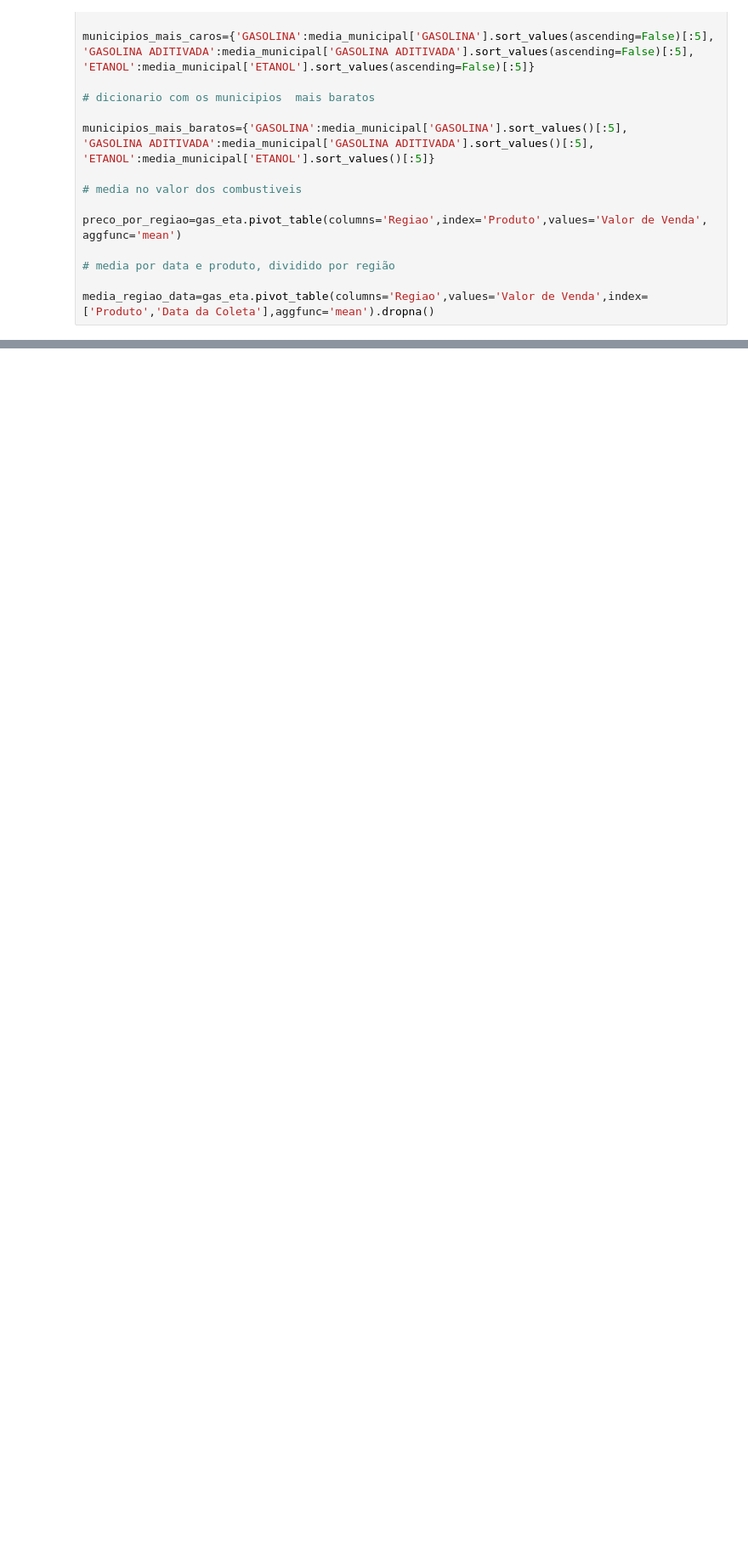
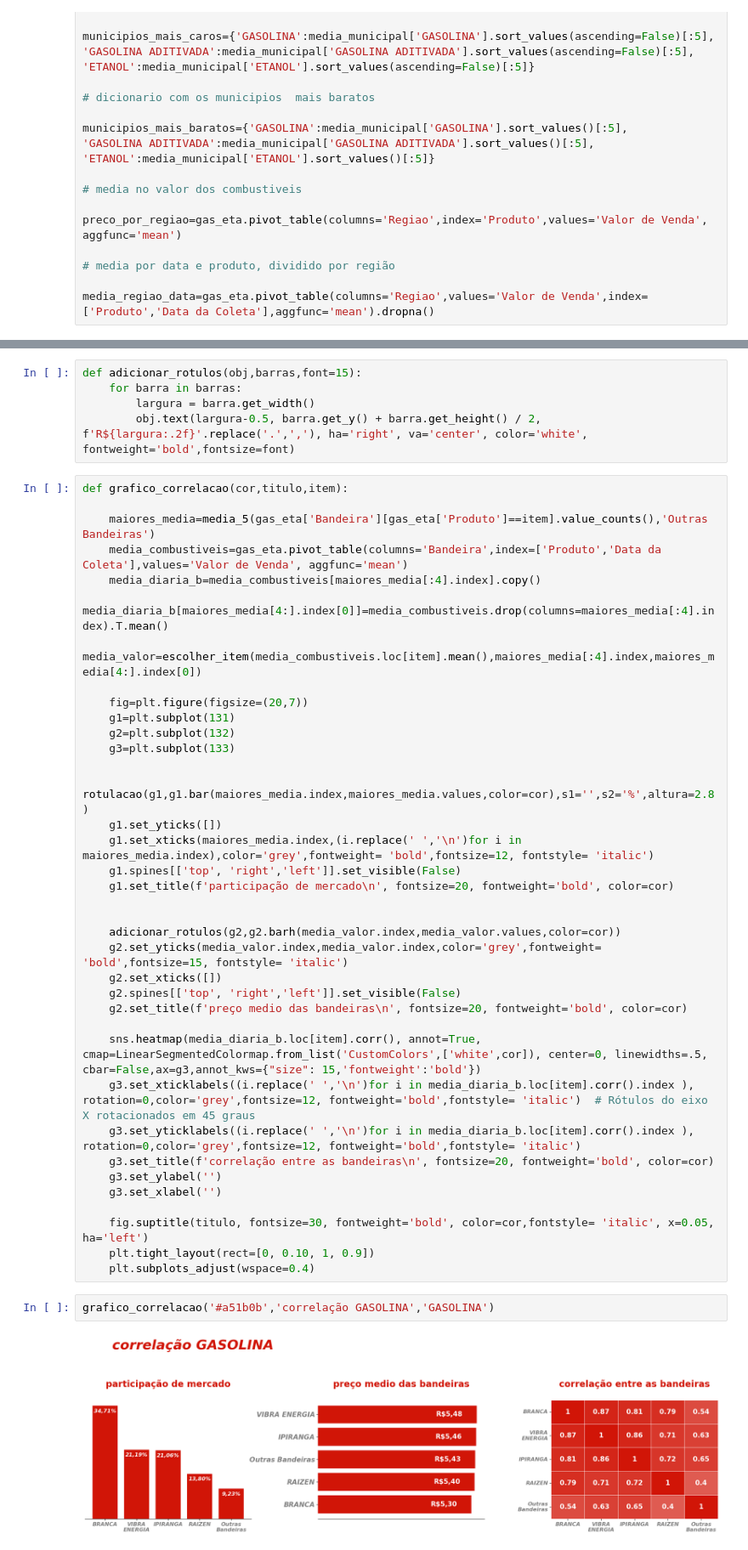
Before and after one commit to davidmidoria/analise_gasolina_etanol, a Jupyter notebook: analise.ipynb, the cells around one changed output, grey strips where cells are left out. Shown at 85% size. Cells and saved outputs as stored; diff of their text form; blank space fills up the shorter version.

Commit message:
dados com os gráficos da correlação
gráficos com os dados da correlação dos combustiveis

```diff
--- a/analise.ipynb
+++ b/analise.ipynb
@@ -197,0 +171,46 @@ plt.show()
+# %%
+def adicionar_rotulos(obj,barras,font=15):
+    for barra in barras:
+        largura = barra.get_width()
+        obj.text(largura-0.5, barra.get_y() + barra.get_height() / 2, f'R${largura:.2f}'.replace('.',','), ha='right', va='center', color='white', fontweight='bold',fontsize=font)
+# %%
+def grafico_correlacao(cor,titulo,item):
+
+    maiores_media=media_5(gas_eta['Bandeira'][gas_eta['Produto']==item].value_counts(),'Outras Bandeiras')
+    media_combustiveis=gas_eta.pivot_table(columns='Bandeira',index=['Produto','Data da Coleta'],values='Valor de Venda', aggfunc='mean')
+    media_diaria_b=media_combustiveis[maiores_media[:4].index].copy()
+    media_diaria_b[maiores_media[4:].index[0]]=media_combustiveis.drop(columns=maiores_media[:4].index).T.mean()
+    media_valor=escolher_item(media_combustiveis.loc[item].mean(),maiores_media[:4].index,maiores_media[4:].index[0])
+
+    fig=plt.figure(figsize=(20,7))
+    g1=plt.subplot(131)
+    g2=plt.subplot(132)
+    g3=plt.subplot(133)
+
+    rotulacao(g1,g1.bar(maiores_media.index,maiores_media.values,color=cor),s1='',s2='%',altura=2.8)
+    g1.set_yticks([])
+    g1.set_xticks(maiores_media.index,(i.replace(' ','\n')for i in maiores_media.index),color='grey',fontweight= 'bold',fontsize=12, fontstyle= 'italic')
+    g1.spines[['top', 'right','left']].set_visible(False)
+    g1.set_title(f'participação de mercado\n', fontsize=20, fontweight='bold', color=cor)
+
+
+    adicionar_rotulos(g2,g2.barh(media_valor.index,media_valor.values,color=cor))
+    g2.set_yticks(media_valor.index,media_valor.index,color='grey',fontweight= 'bold',fontsize=15, fontstyle= 'italic')
+    g2.set_xticks([])
+    g2.spines[['top', 'right','left']].set_visible(False)
+    g2.set_title(f'preço medio das bandeiras\n', fontsize=20, fontweight='bold', color=cor)
+
+    sns.heatmap(media_diaria_b.loc[item].corr(), annot=True, cmap=LinearSegmentedColormap.from_list('CustomColors',['white',cor]), center=0, linewidths=.5, cbar=False,ax=g3,annot_kws={"size": 15,'fontweight':'bold'})
+    g3.set_xticklabels((i.replace(' ','\n')for i in media_diaria_b.loc[item].corr().index ), rotation=0,color='grey',fontsize=12, fontweight='bold',fontstyle= 'italic')  # Rótulos do eixo X rotacionados em 45 graus
+    g3.set_yticklabels((i.replace(' ','\n')for i in media_diaria_b.loc[item].corr().index ), rotation=0,color='grey',fontsize=12, fontweight='bold',fontstyle= 'italic')
+    g3.set_title(f'correlação entre as bandeiras\n', fontsize=20, fontweight='bold', color=cor)
+    g3.set_ylabel('')
+    g3.set_xlabel('')
+
+    fig.suptitle(titulo, fontsize=30, fontweight='bold', color=cor,fontstyle= 'italic', x=0.05, ha='left')
+    plt.tight_layout(rect=[0, 0.10, 1, 0.9])
+    plt.subplots_adjust(wspace=0.4)
+# %%
+grafico_correlacao('#a51b0b','correlação GASOLINA','GASOLINA')
+# %% [output]
+[figure, added]
```
Also changed, not shown: parts of 12 cells of this notebook, 3 other files.
